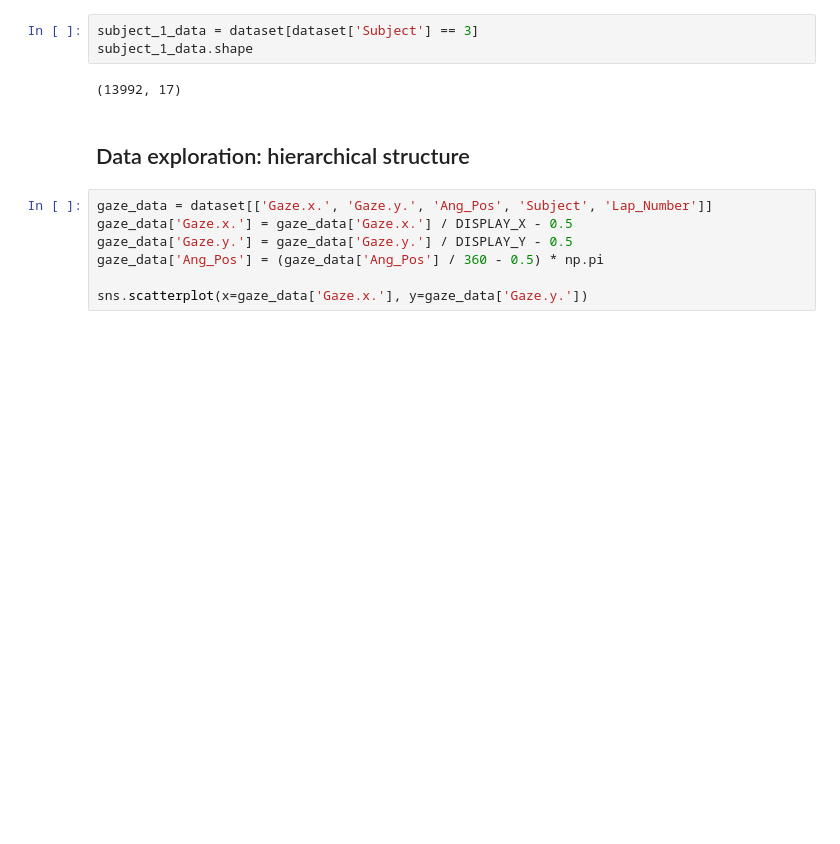
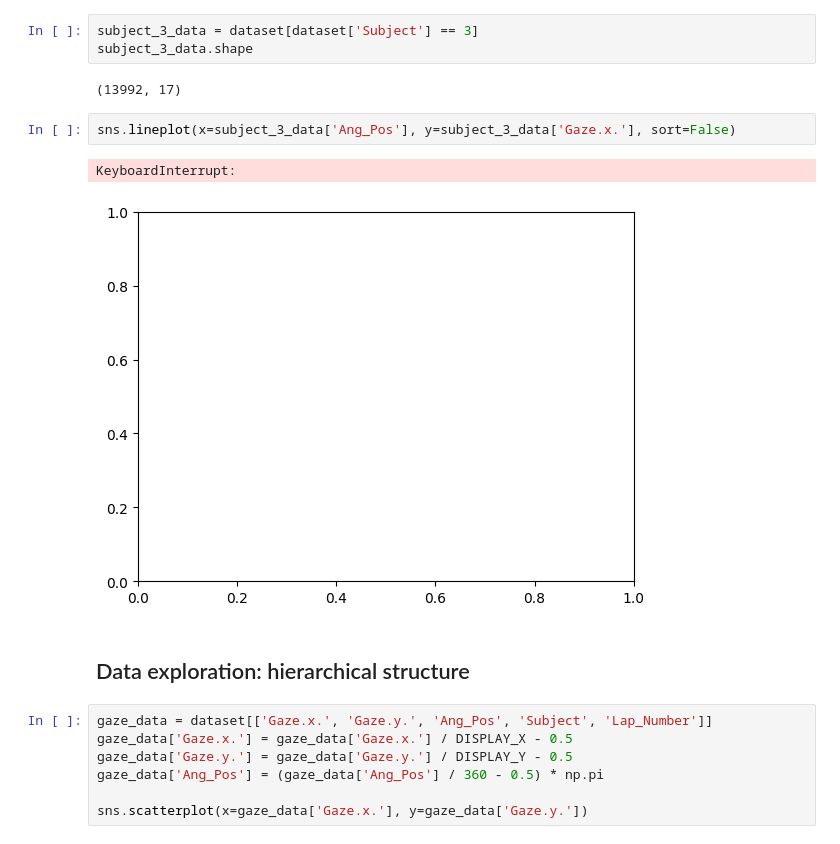
Before and after one commit to jerrymhuang/DreamDrone, a Jupyter notebook: FinalProject/exploration/hierarchical_gaze.ipynb, the cells around one changed output. Cells and saved outputs as stored; diff of their text form; blank space fills up the shorter version.

```diff
--- a/FinalProject/exploration/hierarchical_gaze.ipynb
+++ b/FinalProject/exploration/hierarchical_gaze.ipynb
@@ -53,10 +59,15 @@ lap_number
 # %% [output]
 array([0, 1])
 # %%
-subject_1_data = dataset[dataset['Subject'] == 3]
-subject_1_data.shape
+subject_3_data = dataset[dataset['Subject'] == 3]
+subject_3_data.shape
 # %% [output]
 (13992, 17)
+# %%
+sns.lineplot(x=subject_3_data['Ang_Pos'], y=subject_3_data['Gaze.x.'], sort=False)
+# %% [output]
+KeyboardInterrupt:
+[figure, added]
 # %% [markdown]
 ## Data exploration: hierarchical structure
 # %%
```
Also changed, not shown: parts of 10 cells of this notebook, 2 other files.
